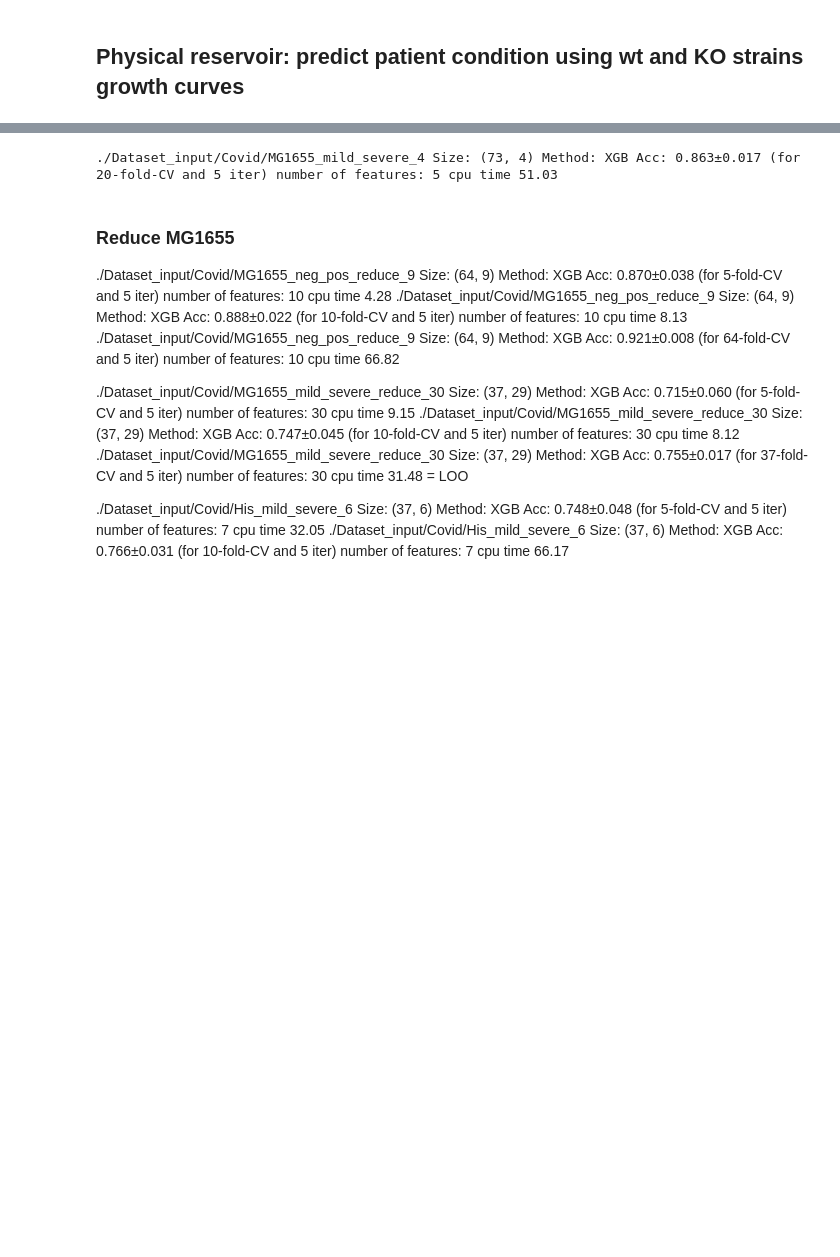
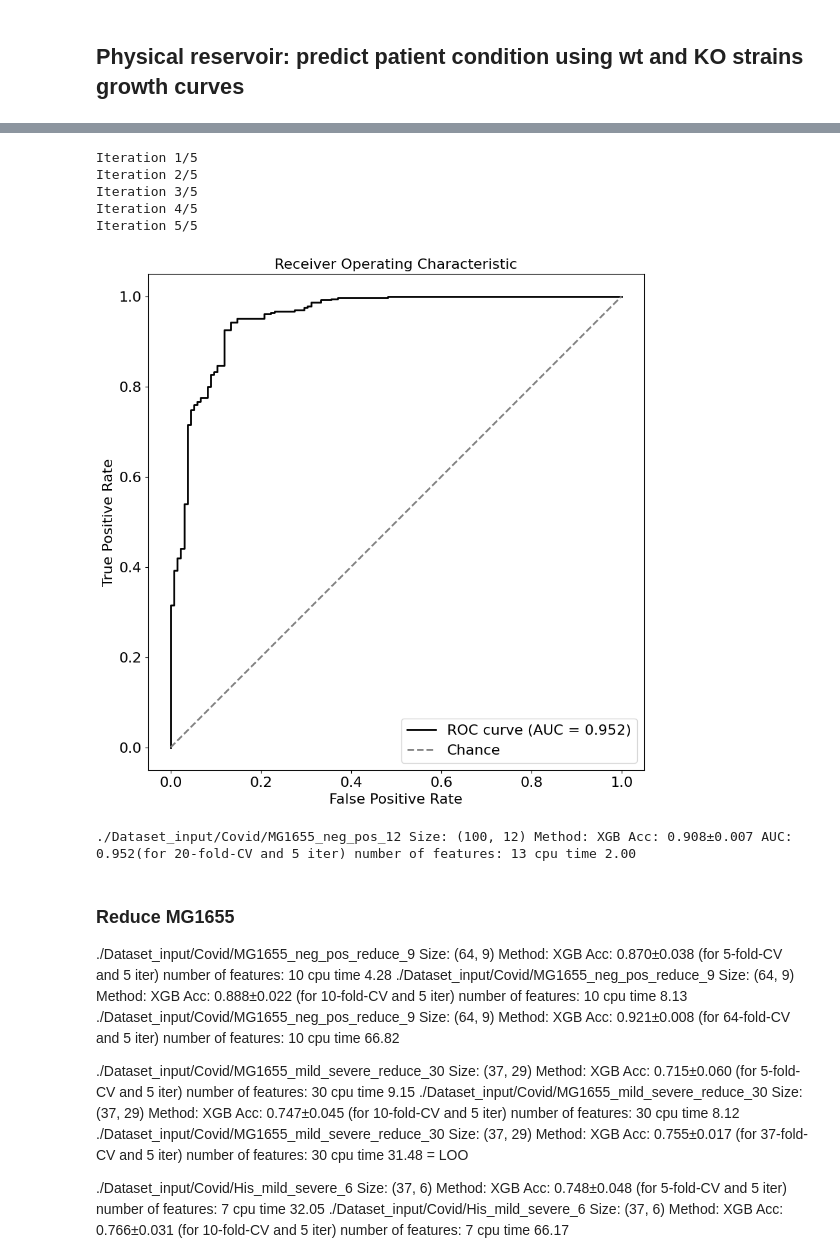
Before and after one commit to brsynth/reservoir, a Jupyter notebook: Reservoir-covid.ipynb, the cells around one changed output, grey strips where cells are left out. Cells and saved outputs as stored; diff of their text form; code cells hidden in the pictures; blank space fills up the shorter version.

Commit message:
add ROC to Utilities

```diff
--- a/Reservoir-covid.ipynb
+++ b/Reservoir-covid.ipynb
@@ -118,7 +118,7 @@ from Library.Utilities import LeaveXout, read_XY
 from sklearn.metrics   import mean_squared_error, accuracy_score
 
 DIRECTORY = './'
-xfold = 5 # 5 = LOO
+xfold = 20 #
 niter = 3
 learner = XGB
 scoring_function=accuracy_score
@@ -235,48 +236,53 @@ Mild_vs_Severe_met10_20 Size: (40, 114) Method: MLP Acc: 0.585±0.050 (for 5-fol
 Mild_vs_Severe_met50_20 Size: (40, 114) Method: MLP Acc: 0.460±0.057 (for 5-fold-CV and 3 iter) number of features: 115 cpu time 4.86
 # %%
 # Predict Patient condition using growth curves with selected features
+# and plot ROC curve
 
 import glob
 from Library.Import    import *
 from Library.Utilities import svm_classifier, MLP, XGB, GP
 from Library.Utilities import bayes_classifier, decision_tree_classifier
-from Library.Utilities import LeaveXout, read_XY
+from Library.Utilities import LeaveXout, plot_ROC, read_XY
 from sklearn.metrics   import mean_squared_error, accuracy_score
 
 DIRECTORY = './'
 niter = 5
 learner = XGB
 scoring_function=accuracy_score
 selection = -1
 
-files = glob.glob(f'{DIRECTORY}Dataset_input/Covid/MG1655_mild_severe_4.csv')
-
-
-for filename in files:
-    filename = os.path.splitext(filename)[0]
-    feature, X, y = read_XY(filename)
-    xfold = 20
-    y = y[:,0]
-    for learner in [XGB]:
-    # Train X, y for classification
-        start_time = time.time()
-        acc_avr, acc_dev, feature = LeaveXout(X, y.ravel(), feature,
+filename = f'{DIRECTORY}Dataset_input/Covid/MG1655_mild_severe_4'
+filename = f'{DIRECTORY}Dataset_input/Covid/MG1655_neg_pos_12'
+feature, X, y = read_XY(filename)
+xfold = 20
+y = y[:,0]
+for learner in [XGB]:
+# Train X, y for classification
+    start_time = time.time()
+    acc_avr, acc_dev, feature = LeaveXout(X, y.ravel(), feature,
                                     learner=learner,
                                     scoring_function=scoring_function,
                                     xfold=xfold, niter=niter,
                                     selection=selection,
                                     verbose=True)
-        acc_avr = 1 - acc_avr if acc_avr < 0.5 else acc_avr
-        delta_time = time.time() - start_time
-        F = np.array2string(feature).replace('[','').replace(']','')
-        print(f'{filename} Size: {X.shape} Method: {learner.__name__} '
-          f'Acc: {acc_avr:.3f}±{acc_dev:.3f} '
+    acc_avr = 1 - acc_avr if acc_avr < 0.5 else acc_avr
+    delta_time = time.time() - start_time
+    F = np.array2string(feature).replace('[','').replace(']','')
+    auc = plot_ROC(X, y, learner, xfold=xfold, niter=niter, verbose=True)
+    print(f'{filename} Size: {X.shape} Method: {learner.__name__} '
+          f'Acc: {acc_avr:.3f}±{acc_dev:.3f} AUC: {auc:.3f}'
           f'(for {xfold}-fold-CV and {niter} iter) '
           f'number of features: {len(feature)} cpu time {delta_time:.2f}')
-        if selection > 0:
-              print(f'Selected features: {F}')
+    if selection > 0:
+        print(f'Selected features: {F}')
 # %% [output]
-./Dataset_input/Covid/MG1655_mild_severe_4 Size: (73, 4) Method: XGB Acc: 0.863±0.017 (for 20-fold-CV and 5 iter) number of features: 5 cpu time 51.03
+Iteration 1/5
+Iteration 2/5
+Iteration 3/5
+Iteration 4/5
+Iteration 5/5
+[figure, added]
+./Dataset_input/Covid/MG1655_neg_pos_12 Size: (100, 12) Method: XGB Acc: 0.908±0.007 AUC: 0.952(for 20-fold-CV and 5 iter) number of features: 13 cpu time 2.00
 # %% [markdown]
 ### Reduce MG1655
 
```
Also changed, not shown: parts of 2 cells of this notebook, 3 other files.
